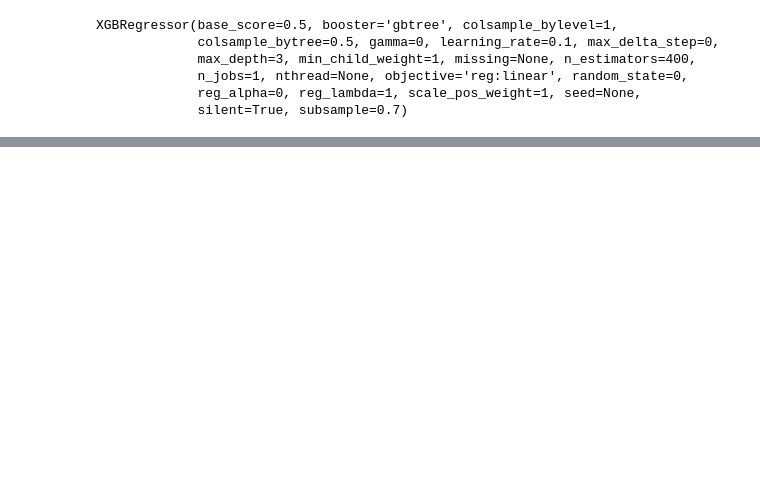
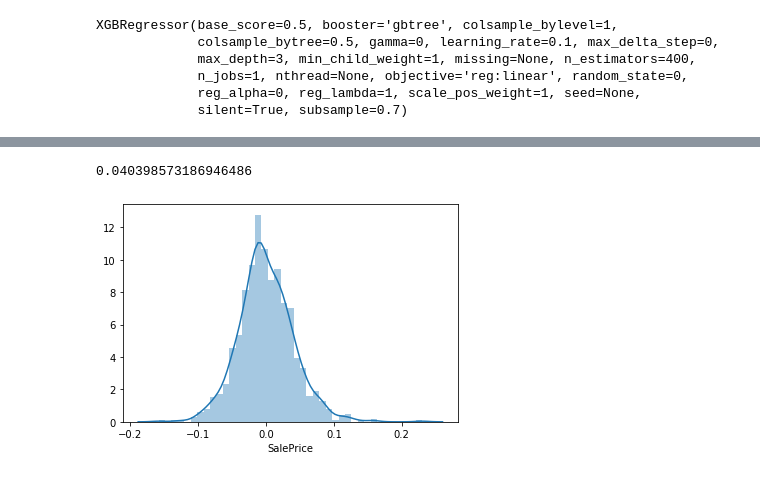
Before and after one commit to Simplon-IA-Bdx-1/house-prices-nicolasa-guillaume, a Jupyter notebook: XGBoost.ipynb, the cells around one changed output, grey strips where cells are left out. Saved outputs shown, nothing was run; the diff lists cells and outputs as text; code cells hidden in the pictures; blank space fills up the shorter version.

```diff
--- a/XGBoost.ipynb
+++ b/XGBoost.ipynb
@@ -383,0 +410,8 @@ plt.show()
+# %%
+y_t_pred = model.predict(X_train)
+print(sqrt(mean_squared_error(y_train,y_t_pred)))
+sns.distplot(y_t_pred-y_train)
+plt.show()
+# %% [output]
+0.040398573186946486
+[figure, added]
```
Also changed, not shown: parts of 21 cells of this notebook.
